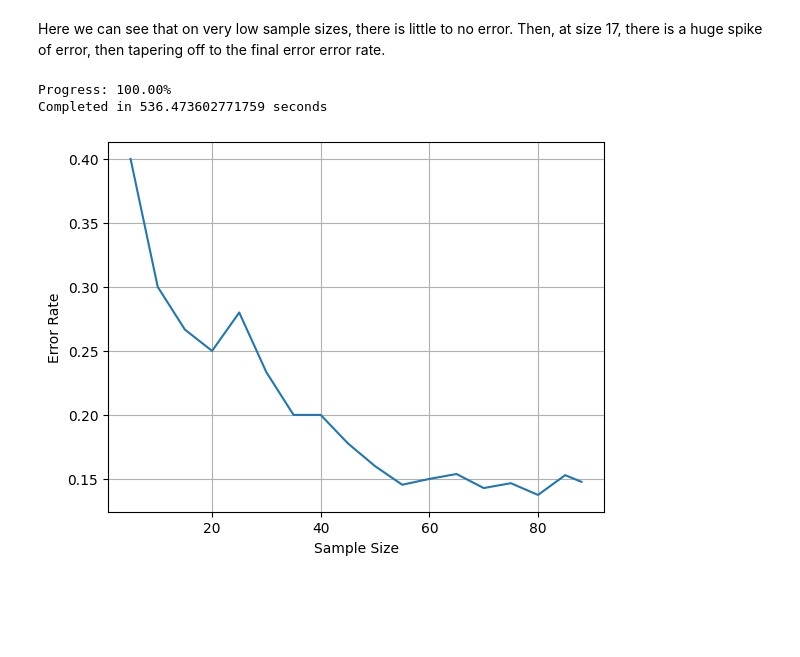
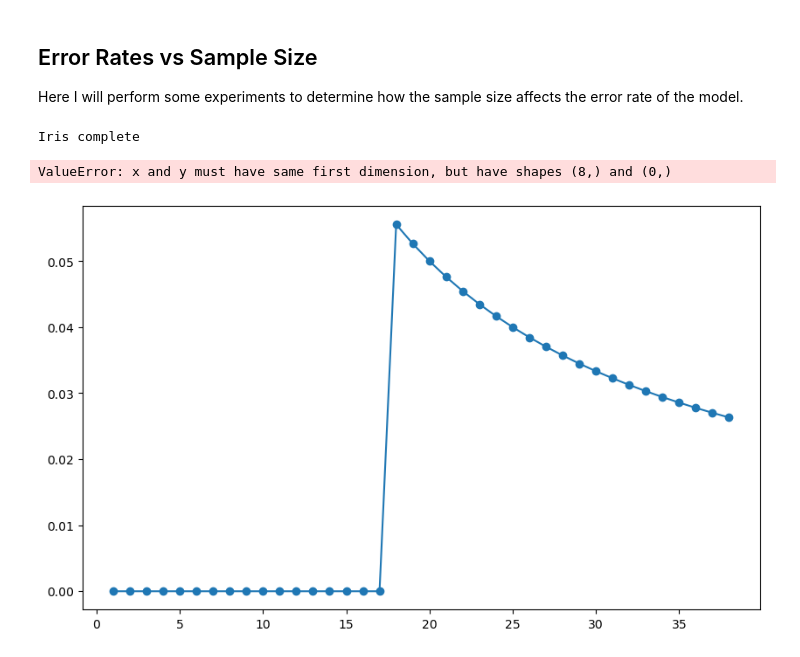
Before and after one commit to lukavr05/CS3920-labs, a Jupyter notebook: Assignment1/Assignment1.ipynb, the cells around one changed output. Saved outputs shown, nothing was run; the diff lists cells and outputs as text; code cells hidden in the pictures; blank space fills up the shorter version.

```diff
--- a/Assignment1/Assignment1.ipynb
+++ b/Assignment1/Assignment1.ipynb
@@ -238,29 +312,49 @@ Completed in 46.036861181259155 seconds
-# %% [markdown]
-Here we can see that on very low sample sizes, there is little to no error. Then, at size 17, there is a huge spike of error, then tapering off to the final error error rate.
-# %%
-sample_sizes = np.append(np.arange(5, len(ion_X_test), 5), len(ion_X_test))
-error_rates = np.zeros_like(sample_sizes, dtype=float)
-
-start = time.time()
-
-for i, size in enumerate(sample_sizes):
-    current_X_test = ion_X_test[:size]
-    current_y_test = ion_y_test[:size]
-    current_predictions = np.zeros(size)
-
-    for j in range(size):
-        current_predictions[j] = predict(ion_label_space, current_X_test[j], ion_X_train, ion_y_train)
-
-    s = score(current_predictions, current_y_test)
-    error_rates[i] = 1 - s
-    print("Progress: {:.2f}%".format(((i+1)/sample_sizes.size) * 100), end="\r")
-
-plt.plot(sample_sizes, error_rates)
-plt.xlabel('Sample Size')
-plt.ylabel('Error Rate')
-plt.grid(True)
-print("\nCompleted in", time.time() - start, "seconds")
-# %% [output]
-Progress: 100.00%
-Completed in 536.473602771759 seconds
-[figure, removed]
+# %% [markdown]
+## Error Rates vs Sample Size
+
+Here I will perform some experiments to determine how the sample size affects the error rate of the model.
+# %%
+iris_sizes = np.arange(1, len(iris_X_test) + 1)
+ion_sizes = np.arange(10, len(ion_X_test) + 1, 10)
+
+iris_error_rates = []
+ion_error_rates = []
+
+# For Iris
+for size in iris_sizes:
+    x_test = iris_X_test[:size]
+    y_test = iris_y_test[:size]
+    iris_predictions = np.zeros(size)
+    for i in range(0,size):
+        iris_predictions[i] = predict(iris_label_space, x_test[i], iris_X_train, iris_y_train)
+
+    error = 1 - score(iris_predictions, y_test)
+    iris_error_rates.append(error)
+print("Iris complete")
+
+"""
+# For Ionosphere
+for size in ion_sizes:
+    x_test = ion_X_test[:size]
+    y_test = ion_y_test[:size]
+    ion_predictions = np.zeros(size)
+    for j in range(0, size):
+        ion_predictions[j] = predict(ion_label_space, x_test[j], ion_X_train, ion_y_train)
+
+    error = 1 - score(ion_predictions, y_test)
+    ion_error_rates.append(error)
+"""
+plt.figure(figsize=(10, 6))
+plt.plot(iris_sizes, iris_error_rates, label="Iris Dataset")
+plt.plot(ion_sizes, ion_error_rates, label="Ionosphere Dataset", marker="s")
+plt.xlabel("Sample Size")
+plt.ylabel("Error Rate")
+plt.title("Sample Size vs Error Rate for Iris and Ionosphere Datasets")
+plt.legend()
+plt.grid(True)
+plt.tight_layout()
+plt.show()
+# %% [output]
+Iris complete
+ValueError: x and y must have same first dimension, but have shapes (8,) and (0,)
+[figure, added]
```
Also changed, not shown: parts of 19 cells of this notebook.
